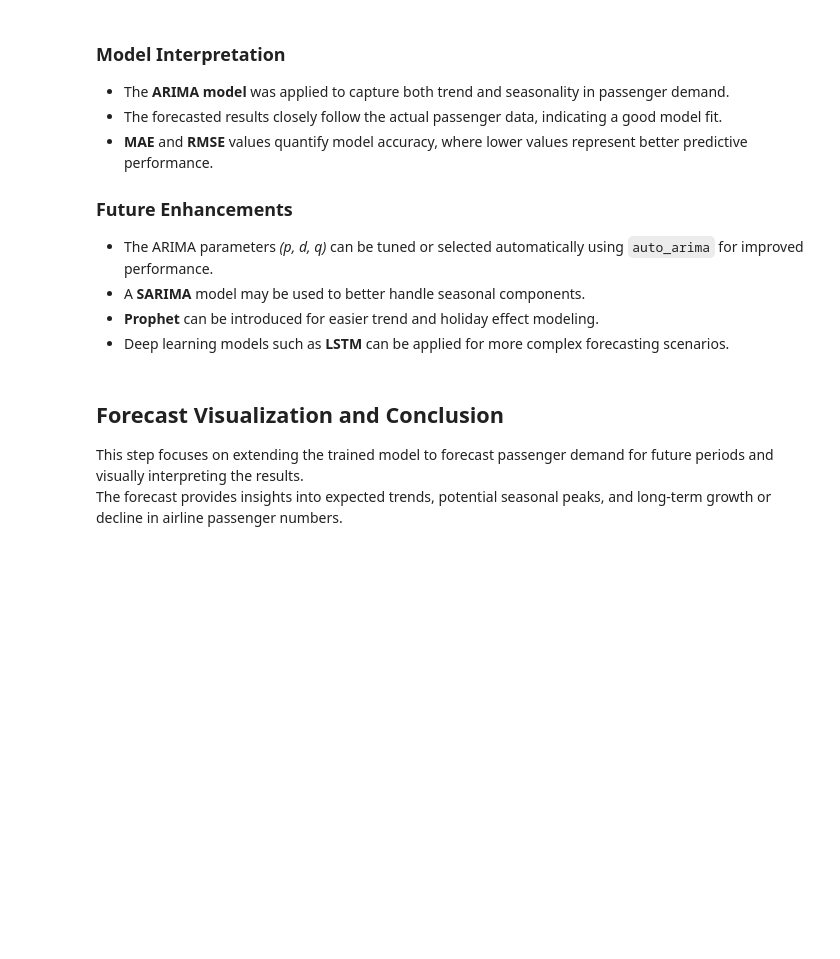
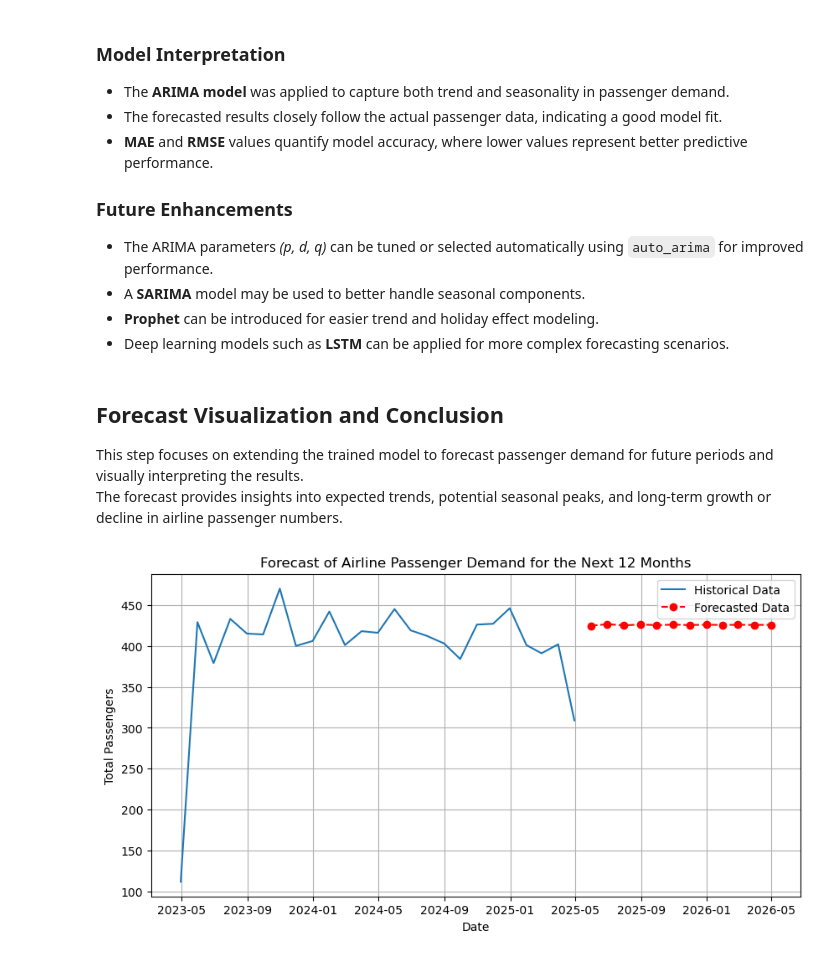
Before and after one commit to LinetLydia/Airline-Passenger-Demand-Forecasting, a Jupyter notebook: Airline_forecasting.ipynb, the cells around one changed output. Cells and saved outputs as stored; diff of their text form; code cells hidden in the pictures; blank space fills up the shorter version.

```diff
--- a/Airline_forecasting.ipynb
+++ b/Airline_forecasting.ipynb
@@ -280,3 +285,26 @@ RMSE: 57.22
 
 This step focuses on extending the trained model to forecast passenger demand for future periods and visually interpreting the results.
 The forecast provides insights into expected trends, potential seasonal peaks, and long-term growth or decline in airline passenger numbers.
+# %%
+# Forecast the next 12 months using the trained ARIMA model
+future_forecast = model_fit.forecast(steps=12)
+
+# Create a timeline for the forecasted values
+future_dates = pd.date_range(start=monthly_passengers.index[-1] + pd.offsets.MonthEnd(1), periods=12, freq='M')
+future_forecast.index = future_dates
+
+# Combine historical and forecasted data
+full_series = pd.concat([monthly_passengers, future_forecast])
+
+# Plot the full time series with forecast extension
+plt.figure(figsize=(10,5))
+plt.plot(monthly_passengers, label='Historical Data')
+plt.plot(future_forecast, label='Forecasted Data', color='red', linestyle='--', marker='o')
+plt.title("Forecast of Airline Passenger Demand for the Next 12 Months")
+plt.xlabel("Date")
+plt.ylabel("Total Passengers")
+plt.legend()
+plt.grid(True)
+plt.show()
+# %% [output]
+[figure, added]
```
Also changed, not shown: parts of 6 cells of this notebook.
